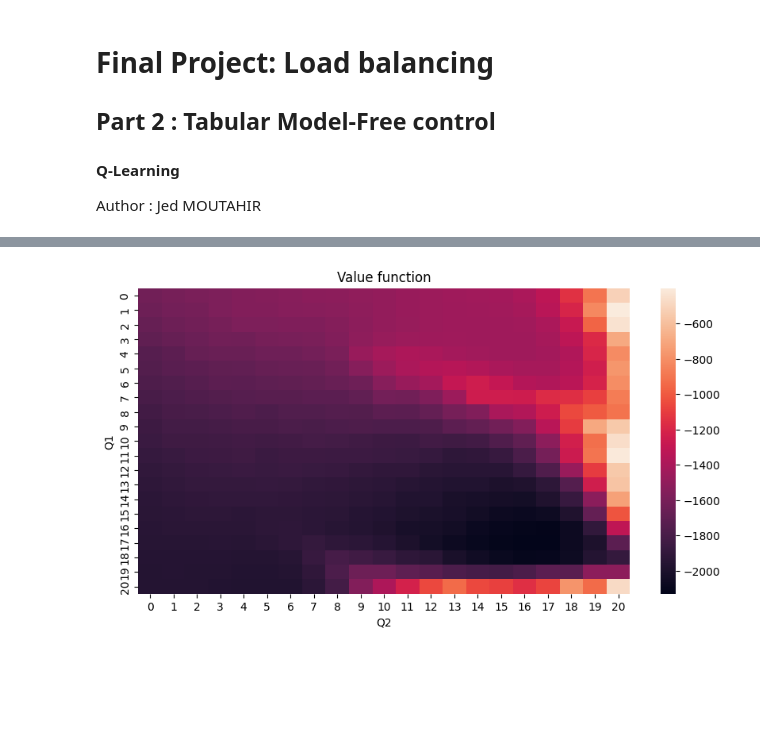
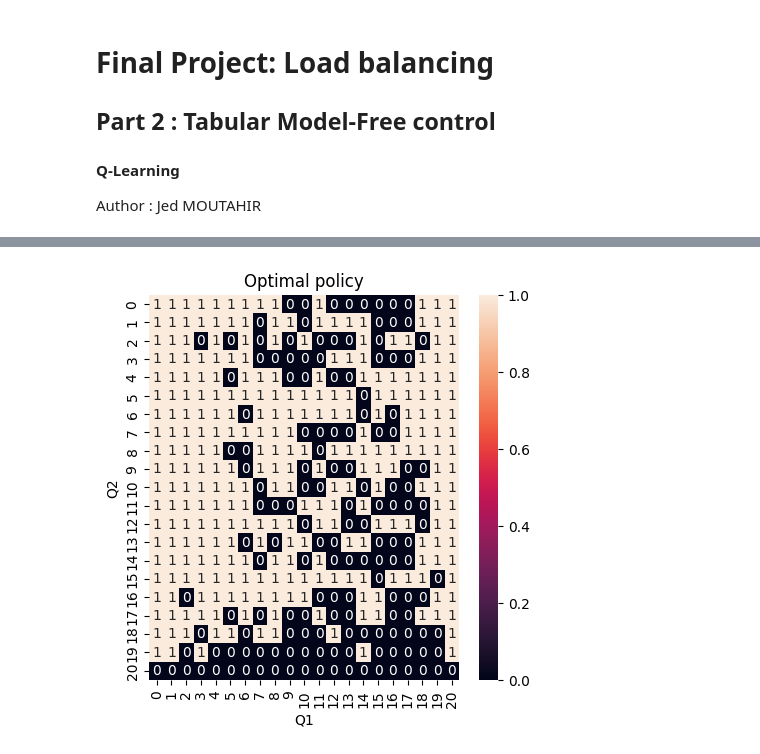
Before and after one commit to JedMoutahir/Travail-SN-ENSEEIHT, a Jupyter notebook: 3A/RL/Project/Tabular/QL.ipynb, the cells around one changed output, grey strips where cells are left out. Drawn from its saved outputs; the diff is of its cells as text; code cells hidden in the pictures; blank space fills up the shorter version.

```diff
--- a/3A/RL/Project/Tabular/QL.ipynb
+++ b/3A/RL/Project/Tabular/QL.ipynb
@@ -155,6 +158,6 @@ Q1_max = 20
 Q2_max = 20
 # %%
 # Compute optimal policy using Q-Learning
-N = 10000
-V, policy, visited_states = QL(gamma, mu1, mu2, lambdA, Q1_max, Q2_max, N, 100)
+N = 1000000
+Q, policy, visited_states = QL(gamma, mu1, mu2, lambdA, Q1_max, Q2_max, N, 1)
 # %% [output]
@@ -171,12 +189,12 @@ Episode  9000 / 10000
 # %%
-# Plot the value function using sns
-fig, ax = plt.subplots(figsize=(10, 5))
-sns.heatmap(V, annot=False, ax=ax)
-plt.title("Value function")
-plt.xlabel("Q2")
-plt.ylabel("Q1")
-plt.savefig("QL_value_function_cst.png")
+# Plot the optimal policy
+fig, ax = plt.subplots(figsize=(5, 5))
+sns.heatmap(policy, annot=True, ax=ax)
+ax.set_title("Optimal policy")
+ax.set_xlabel("Q1")
+ax.set_ylabel("Q2")
+plt.savefig("QL_policy_gamma.png")
 plt.show()
 # %% [output]
-[figure, old version]
+[figure, new version]
 # %%
```
Also changed, not shown: parts of 5 cells of this notebook, 21 other files.
